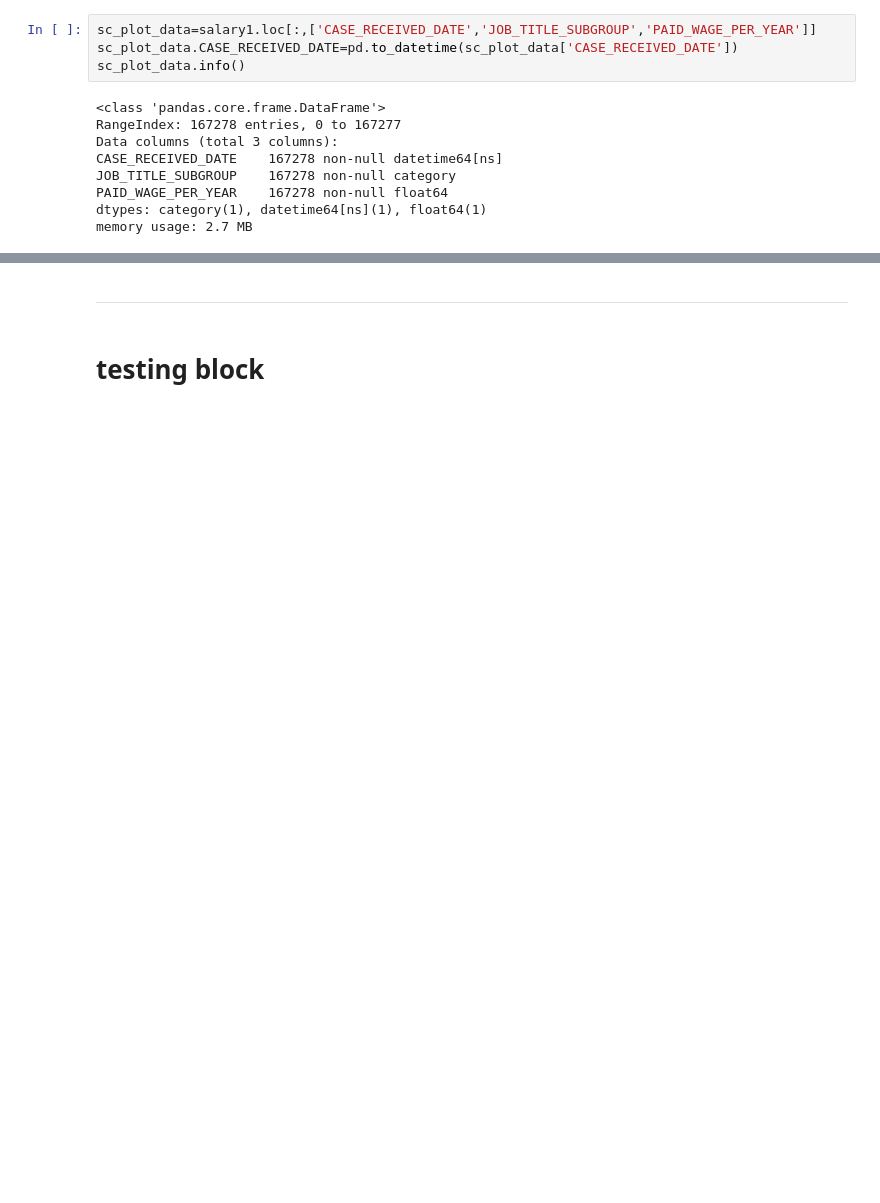
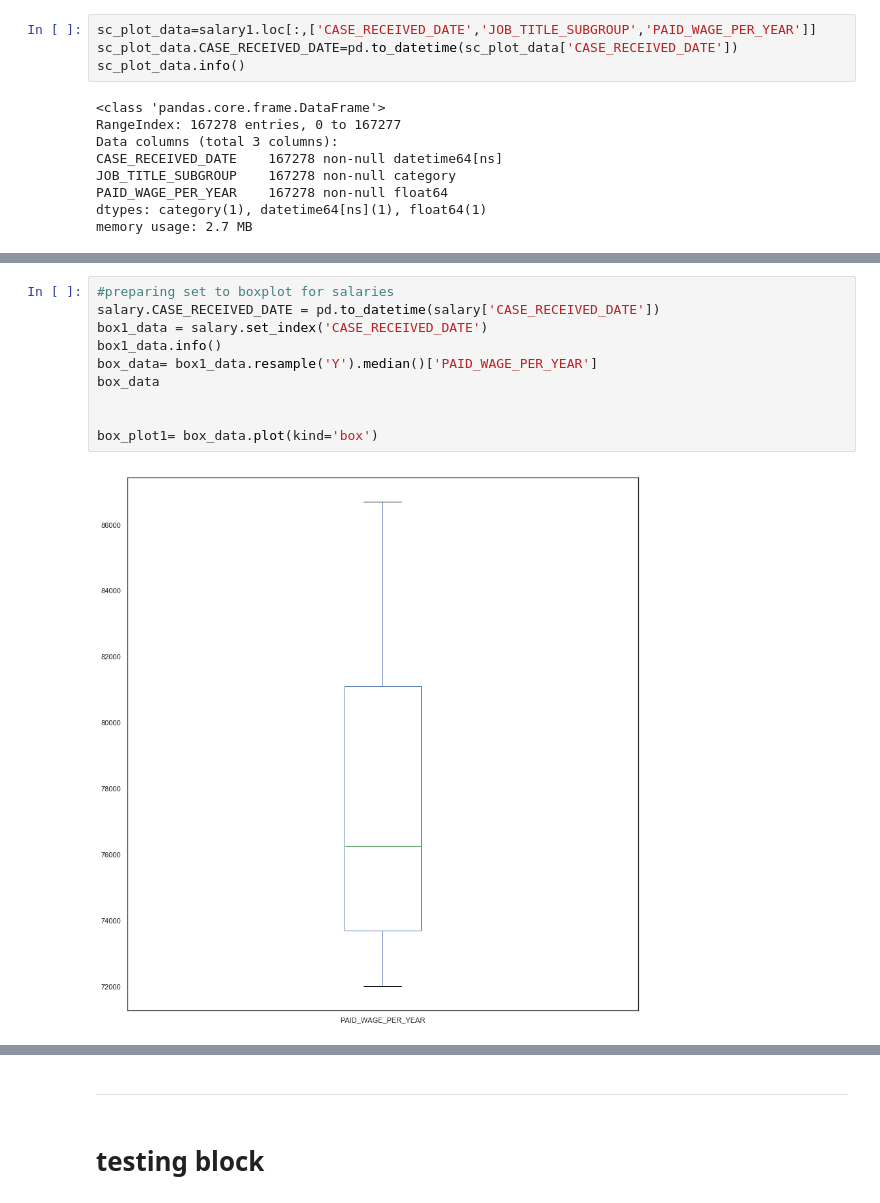
Before and after one commit to vivekgoyal180/EDA-Salary-data, a Jupyter notebook: EDA salary data.ipynb, the cells around one changed output, grey strips where cells are left out. Drawn from its saved outputs; the diff is of its cells as text; blank space fills up the shorter version.

```diff
--- a/EDA salary data.ipynb
+++ b/EDA salary data.ipynb
@@ -497,0 +511,12 @@ plt.show()
+# %%
+#preparing set to boxplot for salaries
+salary.CASE_RECEIVED_DATE = pd.to_datetime(salary['CASE_RECEIVED_DATE'])
+box1_data = salary.set_index('CASE_RECEIVED_DATE')
+box1_data.info()
+box_data= box1_data.resample('Y').median()['PAID_WAGE_PER_YEAR']
+box_data
+
+
+box_plot1= box_data.plot(kind='box')
+# %% [output]
+[figure, added]
```
Also changed, not shown: parts of 40 cells of this notebook.
